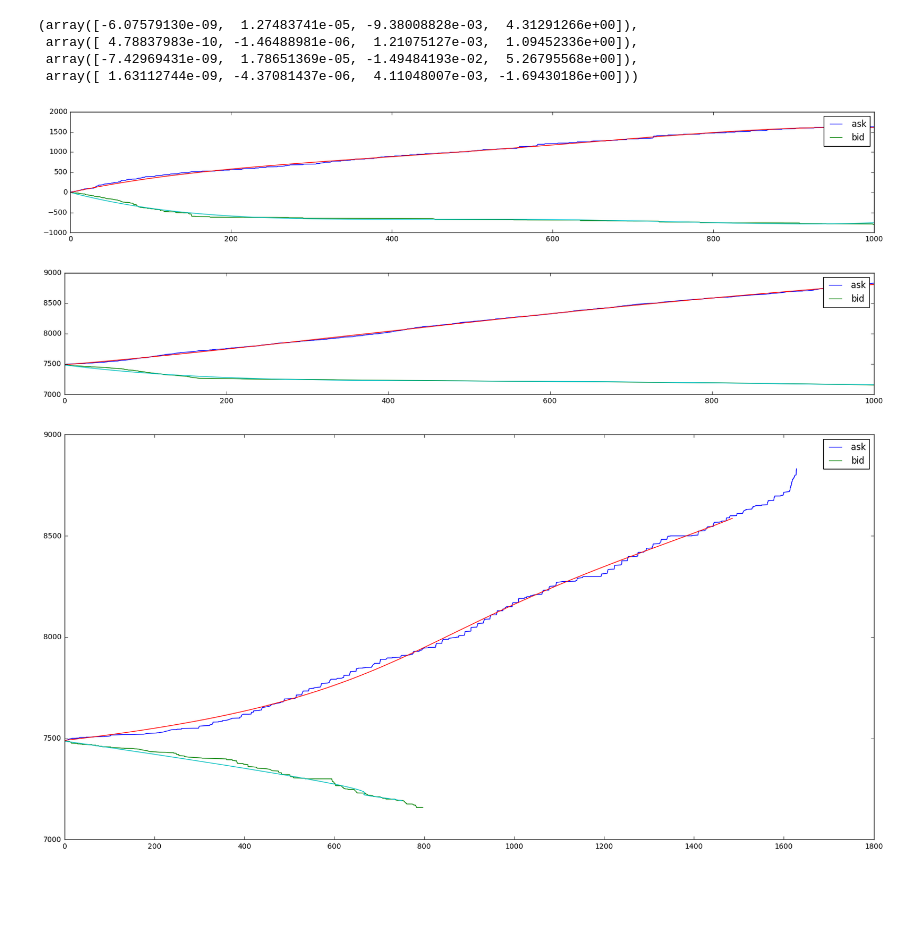
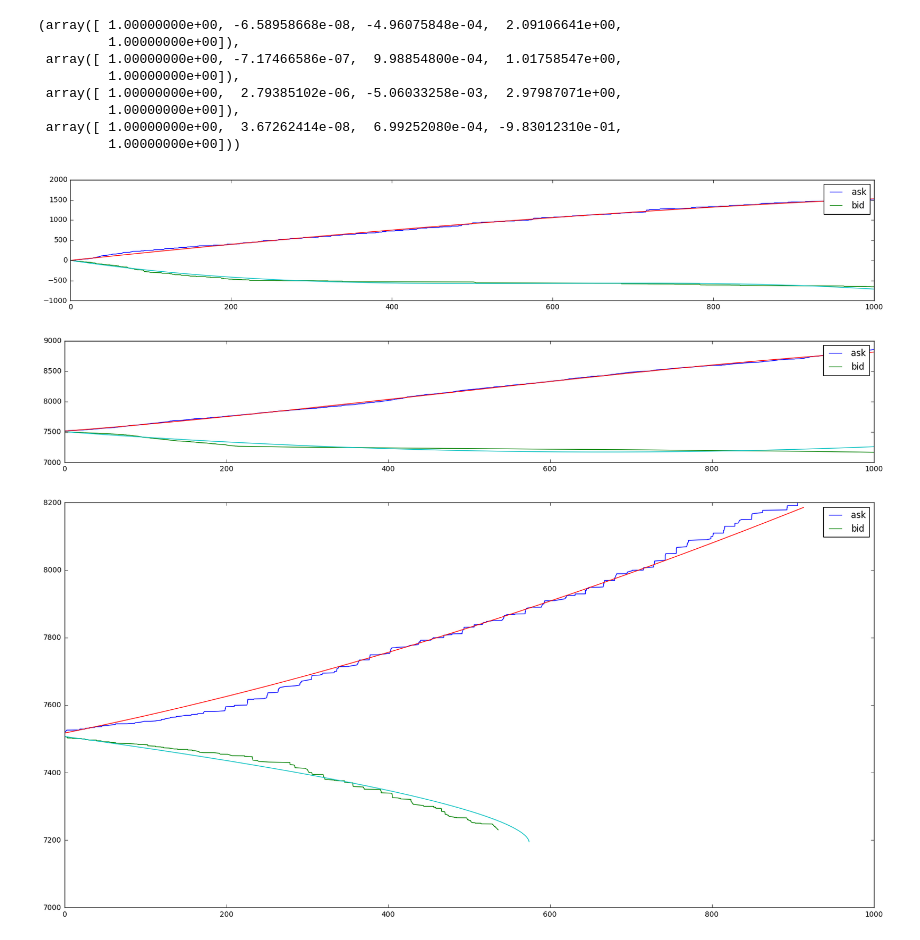
Before and after one commit to nullhack/crypto-utils, a Jupyter notebook: dev.ipynb, the cells around one changed output. Cells and saved outputs as stored; diff of their text form; code cells hidden in the pictures; blank space fills up the shorter version.

```diff
--- a/dev.ipynb
+++ b/dev.ipynb
@@ -62,13 +62,15 @@ class Reader:
     def get_orderbook(self, date, lim_orderbook=None):
         if self.exchange not in OrderBook.EXCHANGES.keys():
             return np.array([])
-        if date not in read_dates(self.exchange):
+        if date not in self.read_dates():
+            return np.array([])
+        if not lim_orderbook:
             return np.array([])
 
         adj_price = OrderBook.EXCHANGES[self.exchange]['best_shift']['price']
         adj_amount = OrderBook.EXCHANGES[self.exchange]['best_shift']['amount']
 
-        text = read_file(self.exchange, date)
+        text = self.read_file(date)
 
         lines = [l for l in text.split('\n') if l]
         s = len(lines)
@@ -115,7 +117,7 @@ class Reader:
         return np.concatenate(list_data) if len(list_data)>0 else np.array([])
 # %%
 r = Reader('bitstamp')
-x = r.get(['2018-05-24','2018-05-25'], 1000)
+x = r.get(['2018-05-25','2018-05-26'], 1000)
 # %%
 plt.figure(figsize=(20,3))
 plt.plot(x['epoch'], x['ask']['qtd']/x['ask']['qtd'][0], label='ask')
@@ -185,10 +187,12 @@ from scipy.optimize import curve_fit
 
 i=-1
 
-def price(x, a, b, c, d):
-    return a*x**4 + b*x**3 + c*x**2 + d*x
-def amount(x, a, b, c, d):
-    return a*x**4 + b*x**3 + c*x**2 + d*x
+def price(x, a, b, c, d, e):
+    return b*x**3 + c*x**2 + d*x
+def amount(x, a, b, c, d, e):
+    return b*x**3 + c*x**2 + d*x
+
+K=5000
 
 N = len(x[i]['orderbook']['ask']['amount'][:K])
 xdata = np.linspace(0,N,N)
@@ -203,17 +207,21 @@ ybid0 = x[i]['orderbook']['bid']['price'][0]
 ybidprice = x[i]['orderbook']['bid']['price'][:K]-ybid0
 
 argsaskamount, _ = curve_fit(amount, xdata, yaskamount)
-argsaskprice, _ = curve_fit(price, xdata, yaskprice)
+argsaskprice, _ = curve_fit(price, xdata, yaskprice, sigma=1+xdata, absolute_sigma=True)
 
 argsbidamount, _ = curve_fit(amount, xdata, ybidamount)
-argsbidprice, _ = curve_fit(price, xdata, ybidprice)
+argsbidprice, _ = curve_fit(price, xdata, ybidprice, sigma=1+xdata, absolute_sigma=True)
 
 argsaskamount, argsaskprice, argsbidamount, argsbidprice
 # %% [output]
-(array([-6.07579130e-09,  1.27483741e-05, -9.38008828e-03,  4.31291266e+00]),
- array([ 4.78837983e-10, -1.46488981e-06,  1.21075127e-03,  1.09452336e+00]),
- array([-7.42969431e-09,  1.78651369e-05, -1.49484193e-02,  5.26795568e+00]),
- array([ 1.63112744e-09, -4.37081437e-06,  4.11048007e-03, -1.69430186e+00]))
+(array([ 1.00000000e+00, -6.58958668e-08, -4.96075848e-04,  2.09106641e+00,
+         1.00000000e+00]),
+ array([ 1.00000000e+00, -7.17466586e-07,  9.98854800e-04,  1.01758547e+00,
+         1.00000000e+00]),
+ array([ 1.00000000e+00,  2.79385102e-06, -5.06033258e-03,  2.97987071e+00,
+         1.00000000e+00]),
+ array([ 1.00000000e+00,  3.67262414e-08,  6.99252080e-04, -9.83012310e-01,
+         1.00000000e+00]))
 # %%
 plt.figure(figsize=(20,3))
 plt.plot(xdata, yaskamount, label='ask')
@@ -224,7 +232,7 @@ plt.plot(xdata, -amount(xdata, *argsbidamount))
 plt.legend()
 plt.show()
 # %% [output]
-[figure, old version]
+[figure, new version]
 # %%
 plt.figure(figsize=(20,3))
 plt.plot(xdata, yask0+yaskprice, label='ask')
@@ -235,17 +243,21 @@ plt.plot(xdata, ybid0+price(xdata, *argsbidprice))
 plt.legend()
 plt.show()
 # %% [output]
-[figure, old version]
+[figure, new version]
 # %%
 plt.figure(figsize=(20,10))
-plt.plot(yaskamount, yask0+yaskprice, label='ask')
-plt.plot(ybidamount, ybid0+ybidprice, label='bid')
 
-xdata = np.linspace(0,800,1000)
+
+N = 500
+
+plt.plot(yaskamount[:N], yask0+yaskprice[:N], label='ask')
+plt.plot(ybidamount[:N], ybid0+ybidprice[:N], label='bid')
+
+xdata = np.linspace(0,N,N)
 
 plt.plot(amount(xdata, *argsaskamount), yask0+price(xdata, *argsaskprice))
 plt.plot(amount(xdata, *argsbidamount), ybid0+price(xdata, *argsbidprice))
 plt.legend()
 plt.show()
 # %% [output]
-[figure, old version]
+[figure, new version]
```
Also changed, not shown: parts of 5 cells of this notebook.
